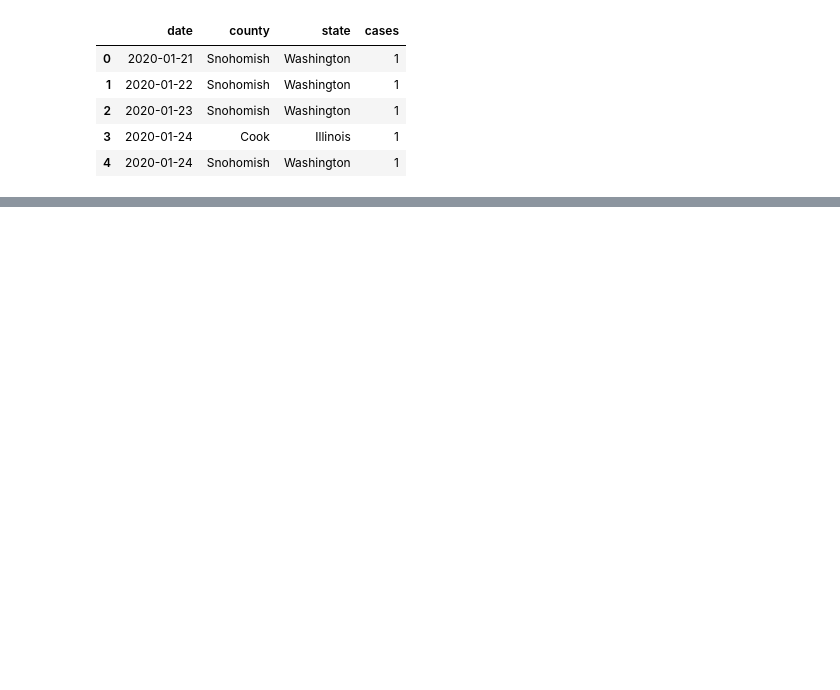
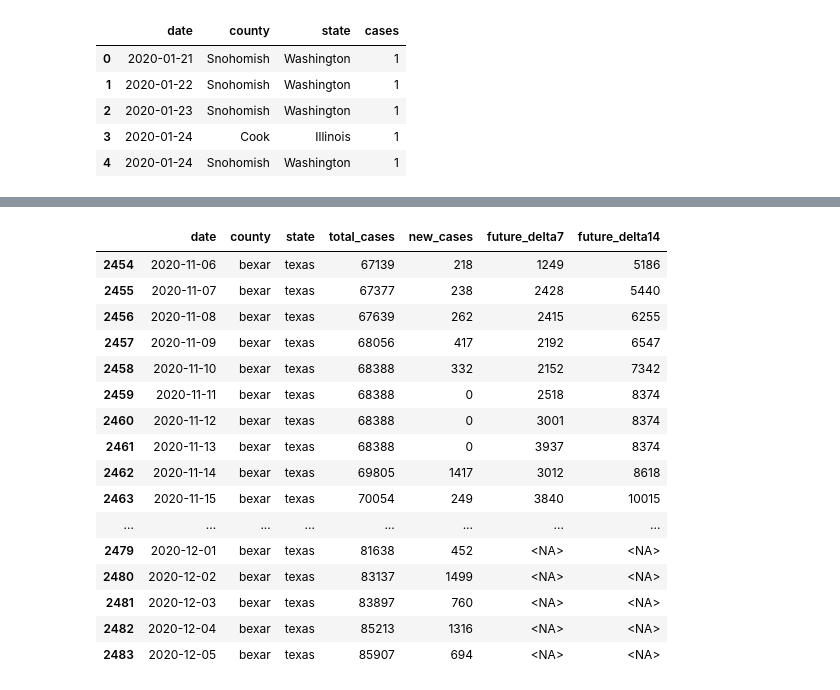
Before and after one commit to ktonge/Covid-and-Weather-Machine-Learning, a Jupyter notebook: county_covid_organization.ipynb, the cells around one changed output, grey strips where cells are left out. Saved outputs shown, nothing was run; the diff lists cells and outputs as text; code cells hidden in the pictures; blank space fills up the shorter version.

```diff
--- a/county_covid_organization.ipynb
+++ b/county_covid_organization.ipynb
@@ -205,0 +233,21 @@ sparse_county_covid_df.head(30)
+# %%
+# Verify end of data
+sparse_county_covid_df.tail(30)
+# %% [output]
+|  | date | county | state | total_cases | new_cases | future_delta7 | future_delta14 |
+| 2454 | 2020-11-06 | bexar | texas | 67139 | 218 | 1249 | 5186 |
+| 2455 | 2020-11-07 | bexar | texas | 67377 | 238 | 2428 | 5440 |
+| 2456 | 2020-11-08 | bexar | texas | 67639 | 262 | 2415 | 6255 |
+| 2457 | 2020-11-09 | bexar | texas | 68056 | 417 | 2192 | 6547 |
+| 2458 | 2020-11-10 | bexar | texas | 68388 | 332 | 2152 | 7342 |
+| 2459 | 2020-11-11 | bexar | texas | 68388 | 0 | 2518 | 8374 |
+| 2460 | 2020-11-12 | bexar | texas | 68388 | 0 | 3001 | 8374 |
+| 2461 | 2020-11-13 | bexar | texas | 68388 | 0 | 3937 | 8374 |
+| 2462 | 2020-11-14 | bexar | texas | 69805 | 1417 | 3012 | 8618 |
+| 2463 | 2020-11-15 | bexar | texas | 70054 | 249 | 3840 | 10015 |
+| ... | ... | ... | ... | ... | ... | ... | ... |
+| 2479 | 2020-12-01 | bexar | texas | 81638 | 452 | <NA> | <NA> |
+| 2480 | 2020-12-02 | bexar | texas | 83137 | 1499 | <NA> | <NA> |
+| 2481 | 2020-12-03 | bexar | texas | 83897 | 760 | <NA> | <NA> |
+| 2482 | 2020-12-04 | bexar | texas | 85213 | 1316 | <NA> | <NA> |
+| 2483 | 2020-12-05 | bexar | texas | 85907 | 694 | <NA> | <NA> |
```
Also changed, not shown: parts of 3 cells of this notebook, 2 other files.
